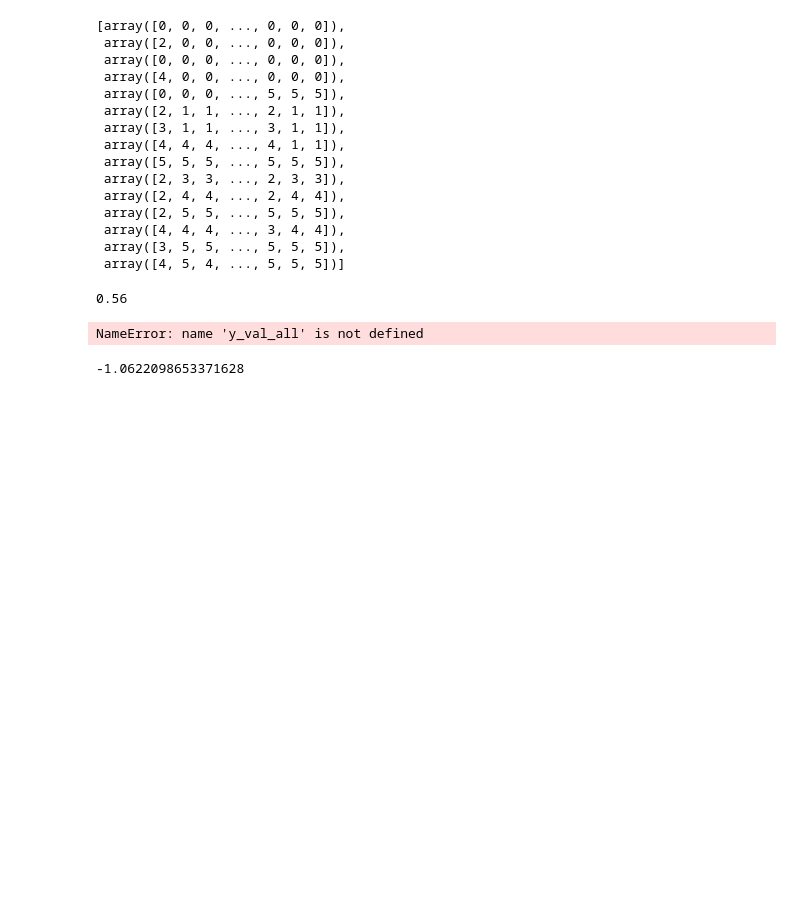
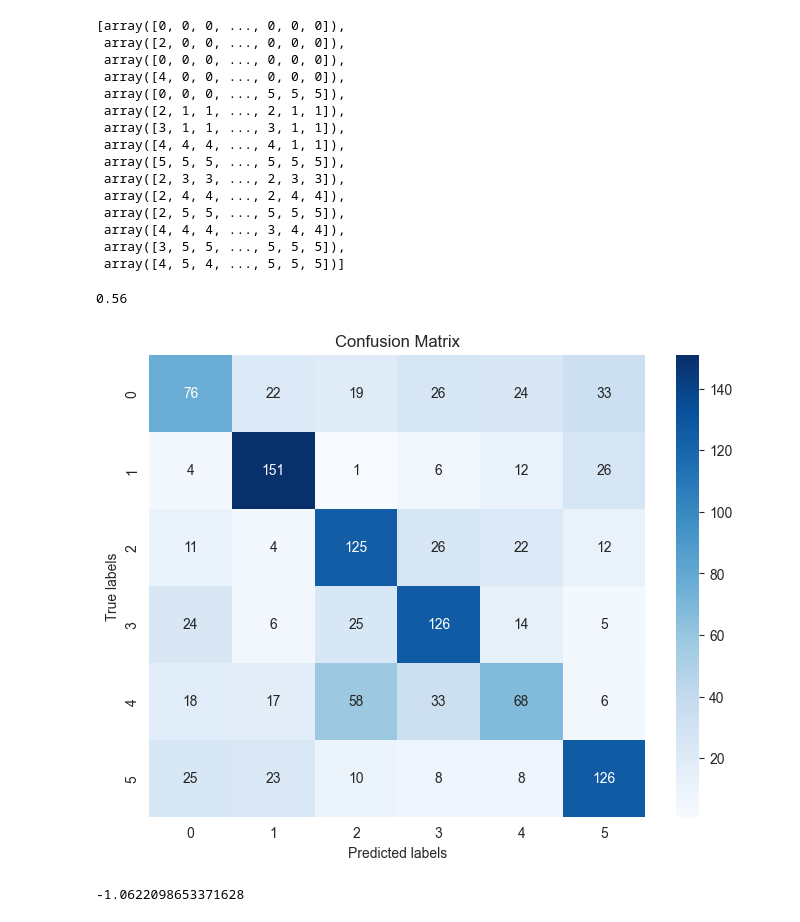
Before and after one commit to hbot07/Machine_Learning_COL774_Assignments, a Jupyter notebook: Assignment 2/q2/Multi-Class Image Classification.ipynb, the cells around one changed output. Cells and saved outputs as stored; diff of their text form; code cells hidden in the pictures; blank space fills up the shorter version.

Commit message:
cf matrix

```diff
--- a/Assignment 2/q2/Multi-Class Image Classification.ipynb
+++ b/Assignment 2/q2/Multi-Class Image Classification.ipynb
@@ -352,20 +352,21 @@ print(np.sum(pred == y_val_all) / len(y_val_all))
 # %%
 from sklearn.metrics import confusion_matrix
 import seaborn as sns
 import matplotlib.pyplot as plt
 
 # Compute the confusion matrix
-cm = confusion_matrix(y_val_all, y_pred_all)
+cm = confusion_matrix(y_val_all, pred)
 
 # Display the confusion matrix using a heatmap
 plt.figure(figsize=(8,6))
 sns.heatmap(cm, annot=True, cmap='Blues', fmt='g')
 plt.xlabel('Predicted labels')
 plt.ylabel('True labels')
 plt.title('Confusion Matrix')
+plt.savefig("confusion_matrix cvxopt.png")
 plt.show()
 # %% [output]
-NameError: name 'y_val_all' is not defined
+[figure, added]
 # %%
 classifiers[0][5].intercept_[0]
 # %% [output]
```
Also changed, not shown: 3 other files.
